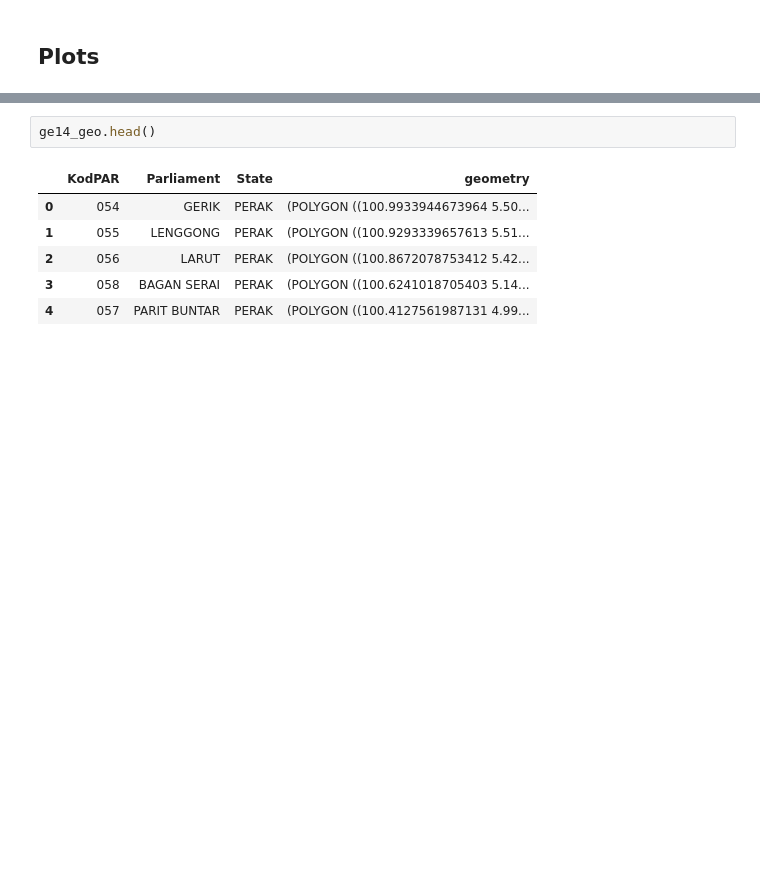
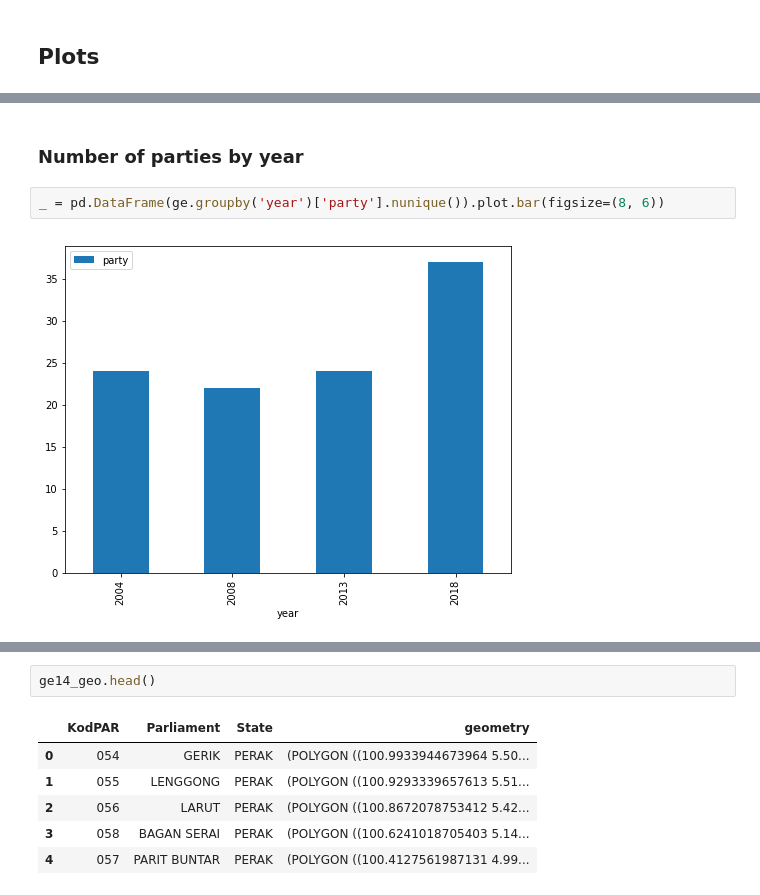
Before and after one commit to theianchan/ge14-map, a Jupyter notebook: explorer.ipynb, the cells around one changed output, grey strips where cells are left out. Saved outputs shown, nothing was run; the diff lists cells and outputs as text; blank space fills up the shorter version.

```diff
--- a/explorer.ipynb
+++ b/explorer.ipynb
@@ -311,0 +250,6 @@ ge14_geo = gpd.read_file("data/parliamentary-boundaries-2018-working.geojson")
+# %% [markdown]
+### Number of  parties by year
+# %%
+_ = pd.DataFrame(ge.groupby('year')['party'].nunique()).plot.bar(figsize=(8, 6))
+# %% [output]
+[figure, added]
```
Also changed, not shown: parts of 67 cells of this notebook.
